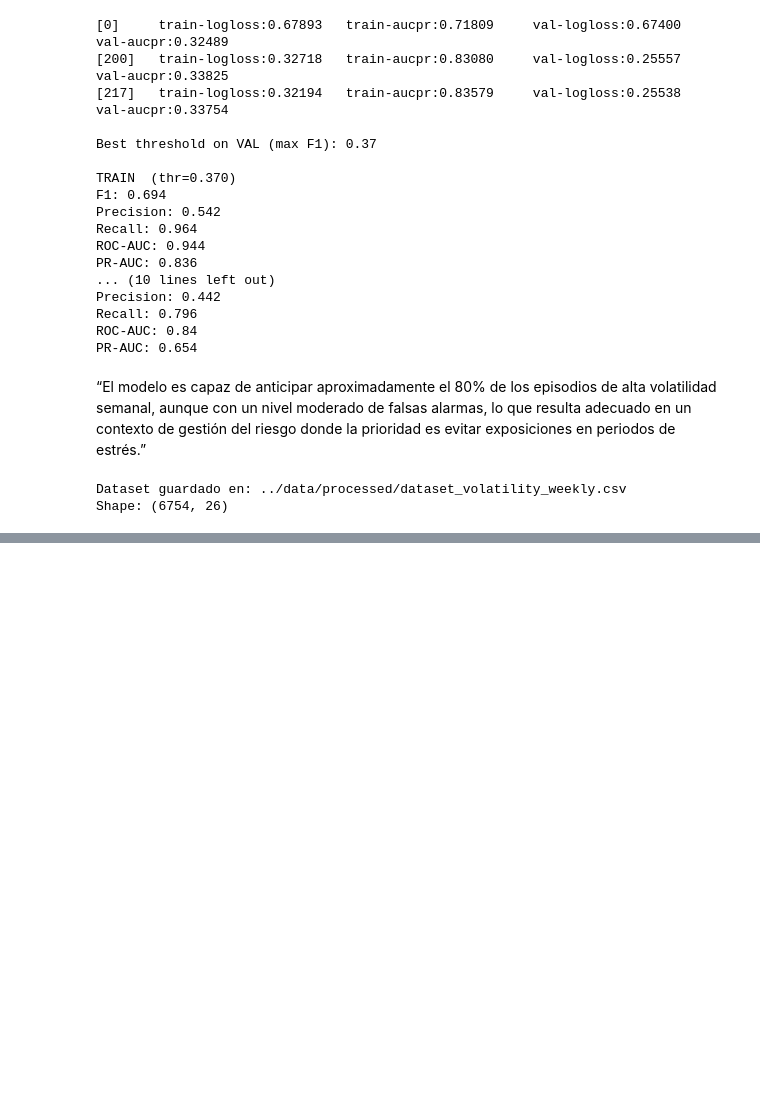
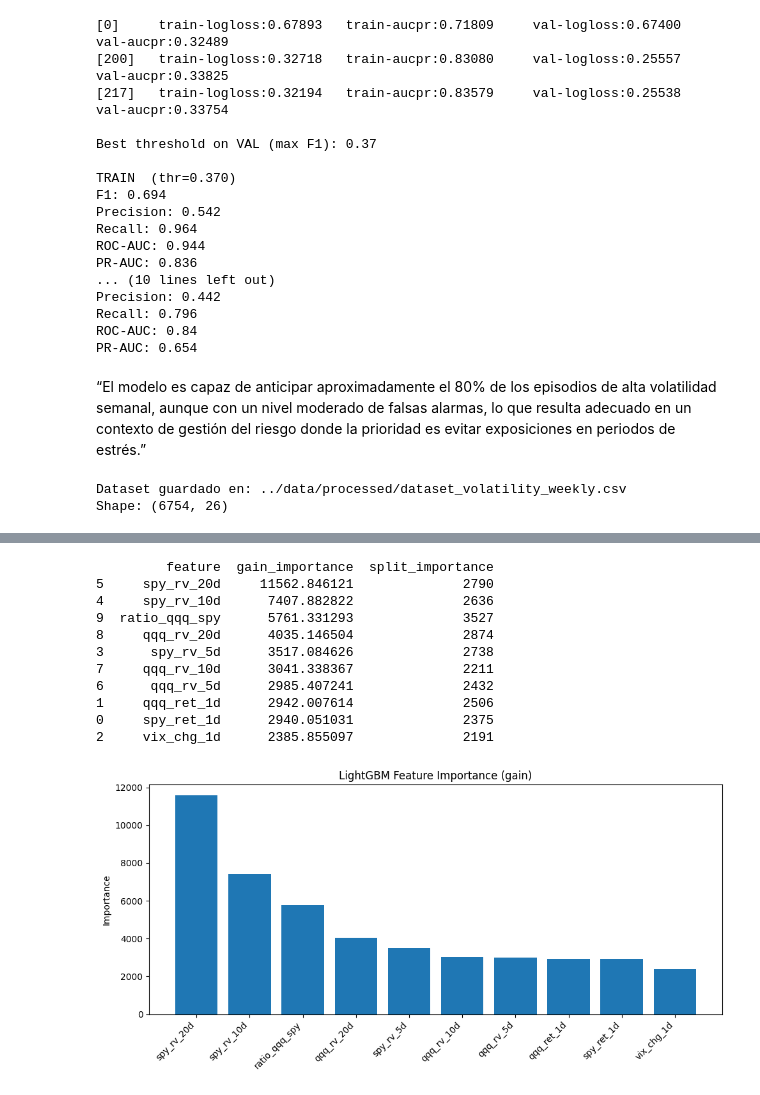
Before and after one commit to quiquefferrer/mlops-trading-tfg, a Jupyter notebook: notebooks/analisis_datos_volatilidad.ipynb, the cells around one changed output, grey strips where cells are left out. Drawn from its saved outputs; the diff is of its cells as text; code cells hidden in the pictures; blank space fills up the shorter version.

```diff
--- a/notebooks/analisis_datos_volatilidad.ipynb
+++ b/notebooks/analisis_datos_volatilidad.ipynb
@@ -491,0 +1034,37 @@ Shape: (6754, 26)
+# %%
+import pandas as pd
+import matplotlib.pyplot as plt
+
+# Importancias de LightGBM
+imp = pd.DataFrame({
+    "feature": feature_cols,
+    "gain_importance": model.feature_importance(importance_type="gain"),
+    "split_importance": model.feature_importance(importance_type="split"),
+})
+
+# Ordenar por importancia
+imp = imp.sort_values("gain_importance", ascending=False)
+
+print(imp)
+
+# Plot
+plt.figure(figsize=(10,5))
+plt.bar(imp["feature"], imp["gain_importance"])
+plt.xticks(rotation=45, ha="right")
+plt.title("LightGBM Feature Importance (gain)")
+plt.ylabel("Importance")
+plt.tight_layout()
+plt.show()
+# %% [output]
+         feature  gain_importance  split_importance
+5     spy_rv_20d     11562.846121              2790
+4     spy_rv_10d      7407.882822              2636
+9  ratio_qqq_spy      5761.331293              3527
+8     qqq_rv_20d      4035.146504              2874
+3      spy_rv_5d      3517.084626              2738
+7     qqq_rv_10d      3041.338367              2211
+6      qqq_rv_5d      2985.407241              2432
+1     qqq_ret_1d      2942.007614              2506
+0     spy_ret_1d      2940.051031              2375
+2     vix_chg_1d      2385.855097              2191
+[figure, added]
```
Also changed, not shown: parts of 36 cells of this notebook, 1 other file.
